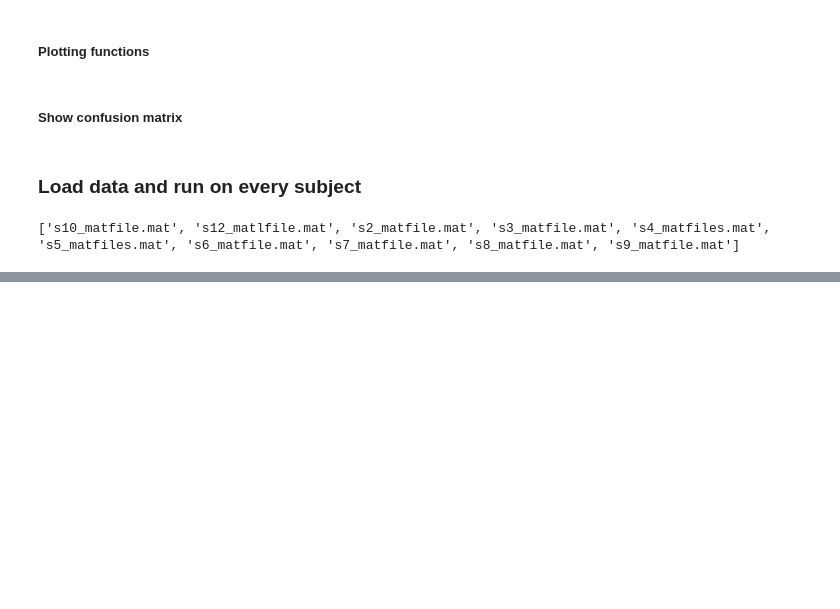
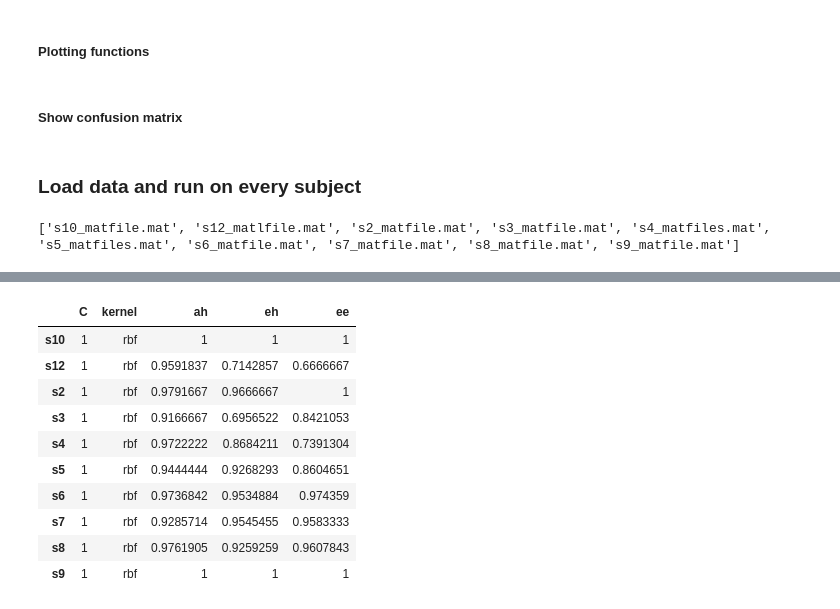
Before and after one commit to akeshavan/touchscreen_ml, a Jupyter notebook: project_SVM.ipynb, the cells around one changed output, grey strips where cells are left out. Cells and saved outputs as stored; diff of their text form; code cells hidden in the pictures; blank space fills up the shorter version.

```diff
--- a/project_SVM.ipynb
+++ b/project_SVM.ipynb
@@ -91,2 +105,16 @@ for s in subjects:
 # %%
 sio.savemat("SVM_result.mat", result)
+# %%
+hyper_parameters
+# %% [output]
+|  | C | kernel | ah | eh | ee |
+| s10 | 1 | rbf | 1 | 1 | 1 |
+| s12 | 1 | rbf | 0.9591837 | 0.7142857 | 0.6666667 |
+| s2 | 1 | rbf | 0.9791667 | 0.9666667 | 1 |
+| s3 | 1 | rbf | 0.9166667 | 0.6956522 | 0.8421053 |
+| s4 | 1 | rbf | 0.9722222 | 0.8684211 | 0.7391304 |
+| s5 | 1 | rbf | 0.9444444 | 0.9268293 | 0.8604651 |
+| s6 | 1 | rbf | 0.9736842 | 0.9534884 | 0.974359 |
+| s7 | 1 | rbf | 0.9285714 | 0.9545455 | 0.9583333 |
+| s8 | 1 | rbf | 0.9761905 | 0.9259259 | 0.9607843 |
+| s9 | 1 | rbf | 1 | 1 | 1 |
```
Also changed, not shown: parts of 4 cells of this notebook, 1 other file.
